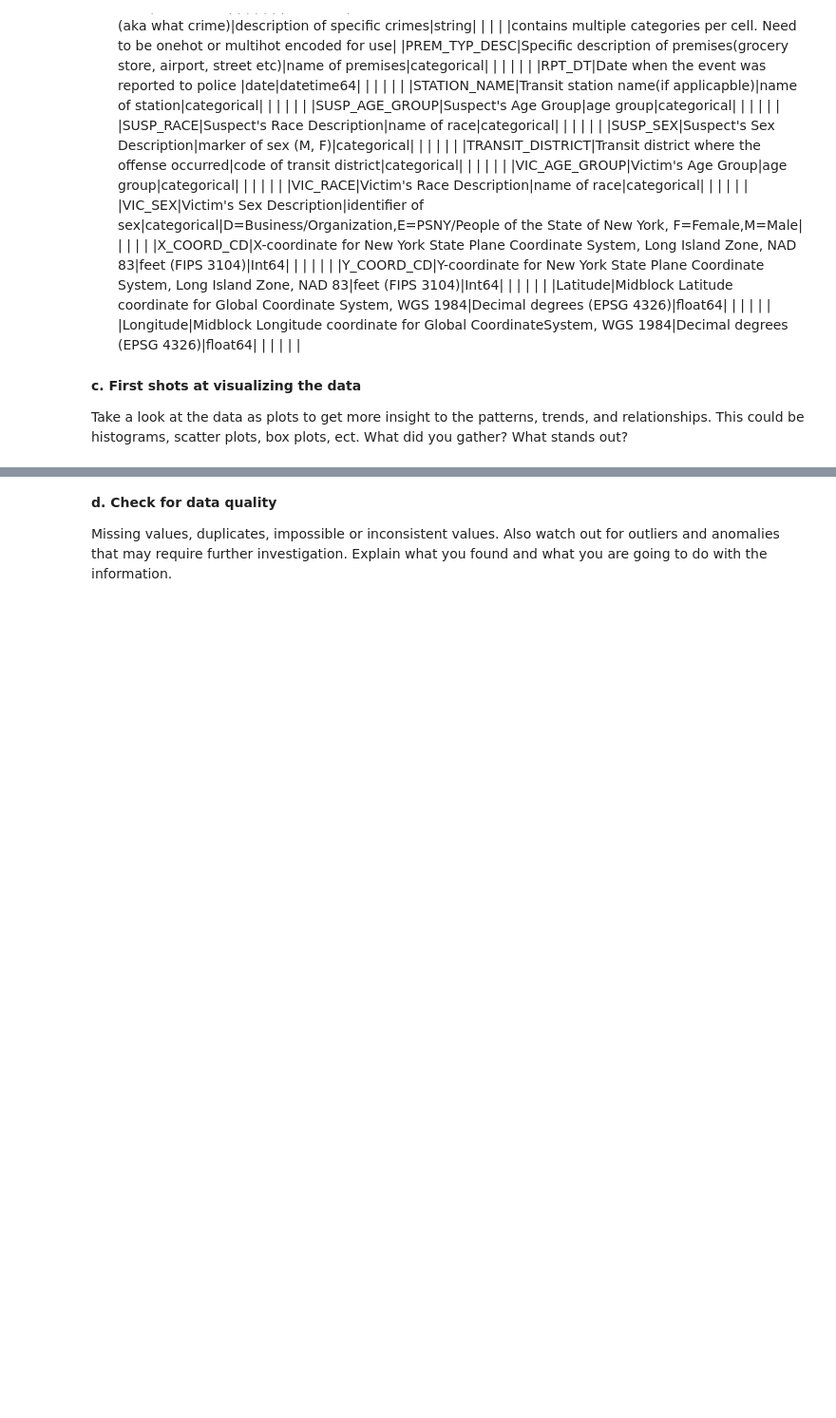
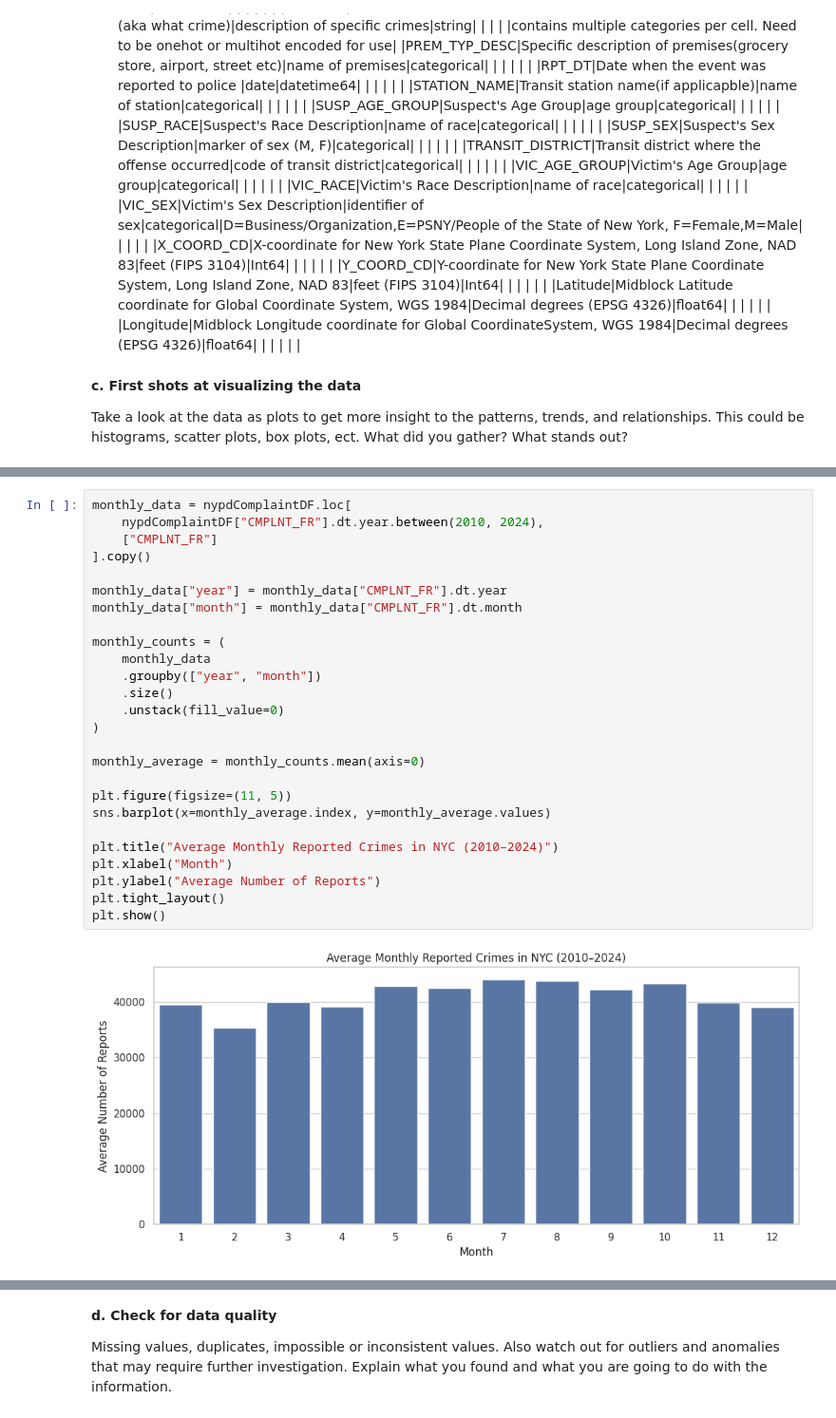
Before and after one commit to EnricoKiin/ids-project-d1-nypd, a Jupyter notebook: IDS2026_HW07.ipynb, the cells around one changed output, grey strips where cells are left out. Shown at 95% size. Saved outputs shown, nothing was run; the diff lists cells and outputs as text; blank space fills up the shorter version.

```diff
--- a/IDS2026_HW07.ipynb
+++ b/IDS2026_HW07.ipynb
@@ -542,0 +762,28 @@ Take a look at the data as plots to get more insight to the patterns, trends, an
+# %%
+monthly_data = nypdComplaintDF.loc[
+    nypdComplaintDF["CMPLNT_FR"].dt.year.between(2010, 2024),
+    ["CMPLNT_FR"]
+].copy()
+
+monthly_data["year"] = monthly_data["CMPLNT_FR"].dt.year
+monthly_data["month"] = monthly_data["CMPLNT_FR"].dt.month
+
+monthly_counts = (
+    monthly_data
+    .groupby(["year", "month"])
+    .size()
+    .unstack(fill_value=0)
+)
+
+monthly_average = monthly_counts.mean(axis=0)
+
+plt.figure(figsize=(11, 5))
+sns.barplot(x=monthly_average.index, y=monthly_average.values)
+
+plt.title("Average Monthly Reported Crimes in NYC (2010–2024)")
+plt.xlabel("Month")
+plt.ylabel("Average Number of Reports")
+plt.tight_layout()
+plt.show()
+# %% [output]
+[figure, added]
```
Also changed, not shown: parts of 35 cells of this notebook.
